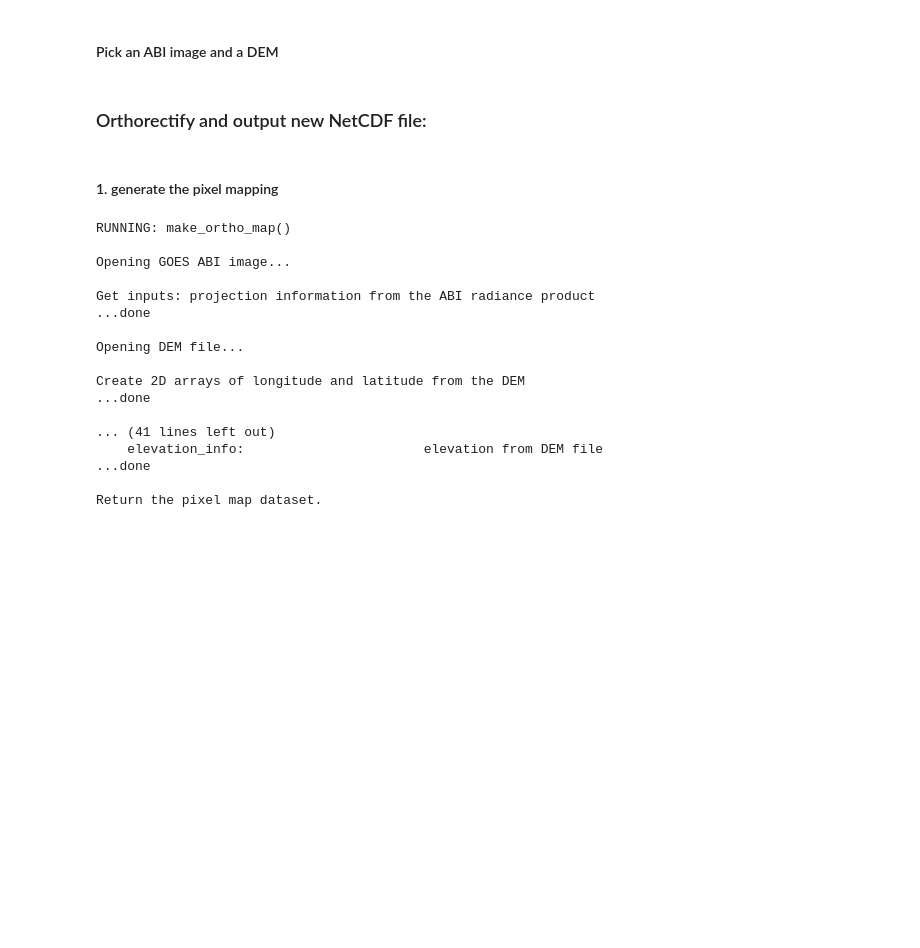
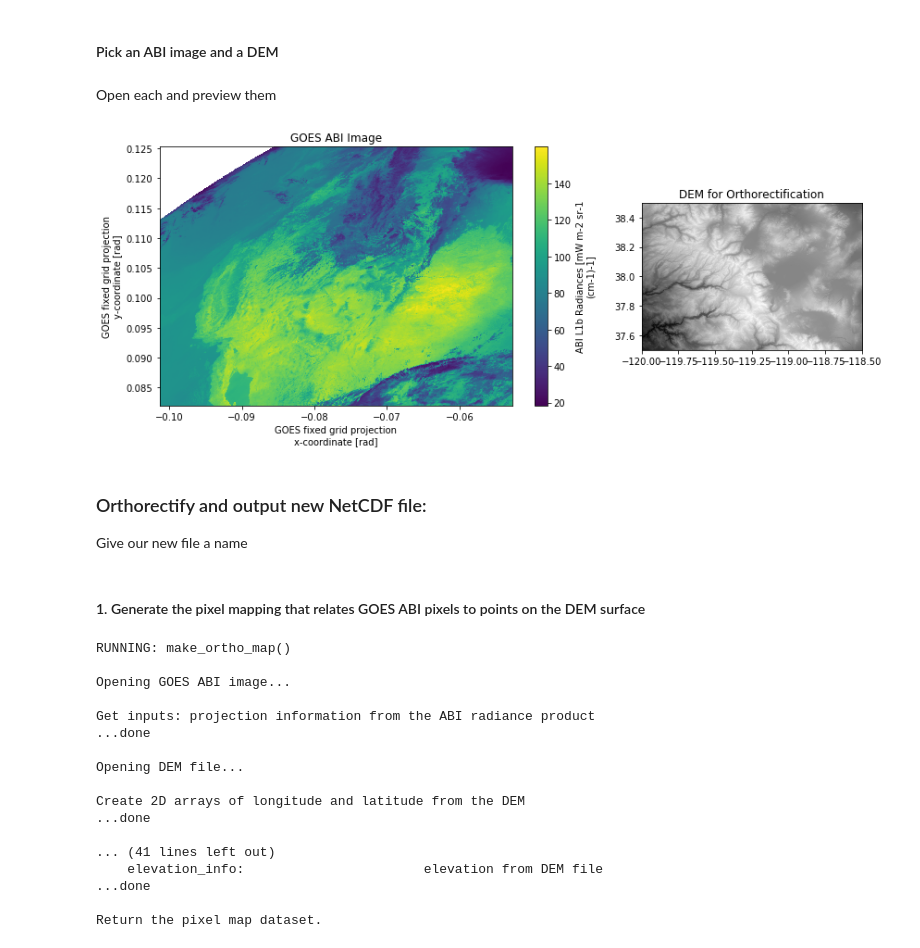
Before and after one commit to spestana/goes-ortho, a Jupyter notebook: goes-orthorectify.ipynb, the cells around one changed output. Saved outputs shown, nothing was run; the diff lists cells and outputs as text; code cells hidden in the pictures; blank space fills up the shorter version.

```diff
--- a/goes-orthorectify.ipynb
+++ b/goes-orthorectify.ipynb
@@ -13,10 +11,29 @@ import goes_ortho
 # %% [markdown]
 #### Pick an ABI image and a DEM
 # %%
-image_path =  r'\\j-lundquist-3.ce.washington.edu\storage\GOES\goes16\2017\03\20\ABI-L1b-RadC\18\C14\OR_ABI-L1b-RadC-M3C14_G16_s20170791847510_e20170791850283_c20170791850328.nc'
+image_path =  r'\\j-lundquist-3.ce.washington.edu\storage\GOES\goes16\2020\06\30\ABI-L1b-RadC\17\C14\OR_ABI-L1b-RadC-M6C14_G16_s20201821701177_e20201821703550_c20201821704054.nc'
 
 dem_filename = 'dem\dem2.tif' # local file
+# %% [markdown]
+Open each and preview them
+# %%
+# open GOES ABI image to preview it
+goes_abi = xr.open_dataset(image_path)
+# open DEM to preview it
+import rasterio as rio
+import rasterio.plot as rioplt
+src = rio.open(dem_filename)
+# Set up a plot
+fig, ax = plt.subplots(nrows=1, ncols=2,figsize=(12,5),gridspec_kw={'width_ratios': [2, 1]},tight_layout=True)
+# Plot GOES ABI image
+goes_abi.Rad.plot(ax=ax[0])
+ax[0].set_title('GOES ABI Image');
+# Plot DEM
+rio.plot.show(src, transform=src.transform, ax=ax[1], cmap='Greys_r')
+ax[1].set_title('DEM for Orthorectification');
+# %% [output]
+[figure, added]
 # %% [markdown]
 ### Orthorectify and output new NetCDF file:
+
+Give our new file a name
-# %% [markdown]
-#### 1. generate the pixel mapping
@@ -23 +43,3 @@ dem_filename = 'dem\dem2.tif' # local file
+# %% [markdown]
+#### 1. Generate the pixel mapping that relates GOES ABI pixels to points on the DEM surface
 # %%
```
Also changed, not shown: parts of 16 cells of this notebook.
